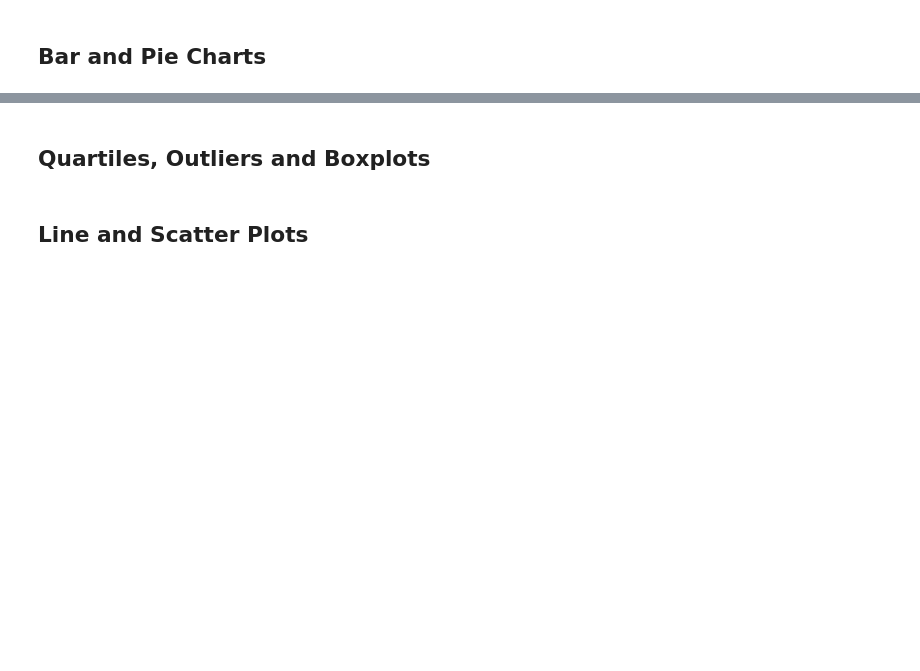
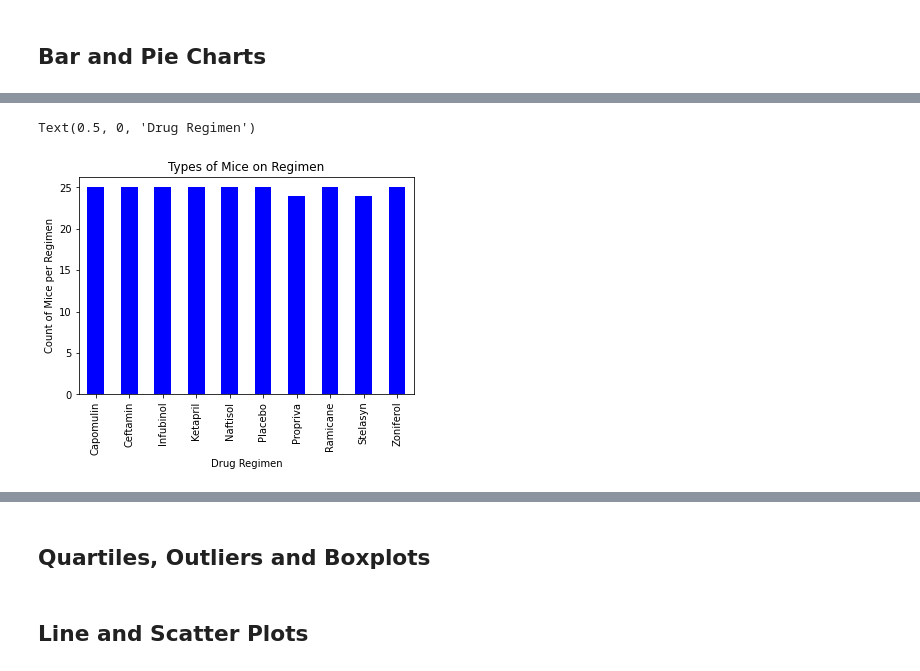
Before and after one commit to theesacker/Matplotlib-Challenge, a Jupyter notebook: pymaceuticals_starter.ipynb, the cells around one changed output, grey strips where cells are left out. Saved outputs shown, nothing was run; the diff lists cells and outputs as text; code cells hidden in the pictures; blank space fills up the shorter version.

```diff
--- a/pymaceuticals_starter.ipynb
+++ b/pymaceuticals_starter.ipynb
@@ -136,3 +195,7 @@ Combined_regimen_df
 ## Bar and Pie Charts
 # %%
 # Generate a bar plot showing the total number of unique mice tested on each drug regimen using pandas.
+mice_count = regimen_df["Mouse ID"].nunique()
+regimencounts_df= mice_count
+# regimencounts_df
+mice_count
@@ -139,2 +215,10 @@ Combined_regimen_df
+# %%
+regimencounts_df.plot(kind = "bar", color = "blue")
+plt.title("Types of Mice on Regimen")
+plt.ylabel("Count of Mice per Regimen")
+plt.xlabel("Drug Regimen")
+# %% [output]
+Text(0.5, 0, 'Drug Regimen')
+[figure, added]
 # %%
 # Generate a bar plot showing the total number of unique mice tested on each drug regimen using pyplot.
```
Also changed, not shown: parts of 10 cells of this notebook.
